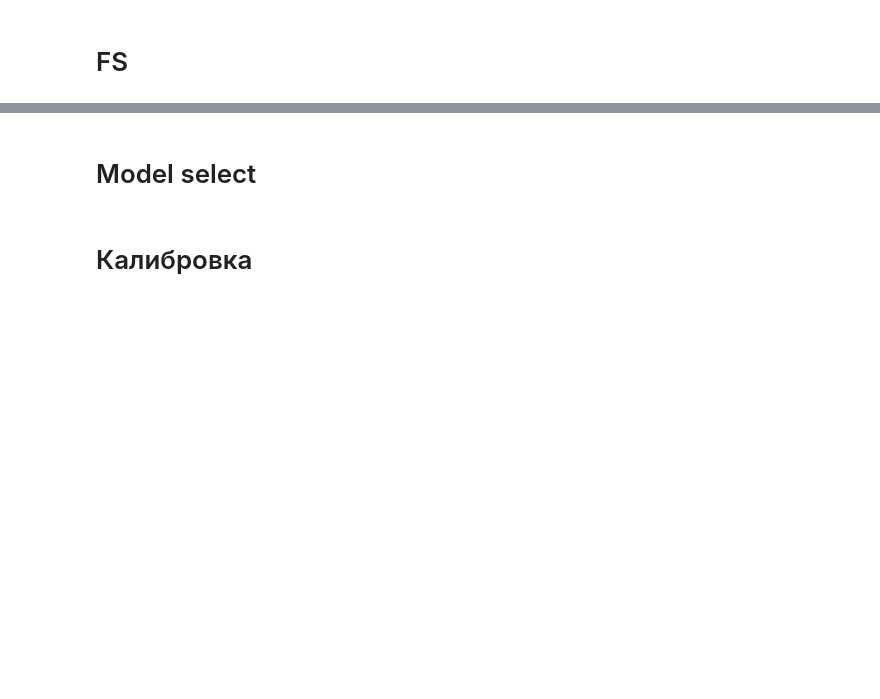
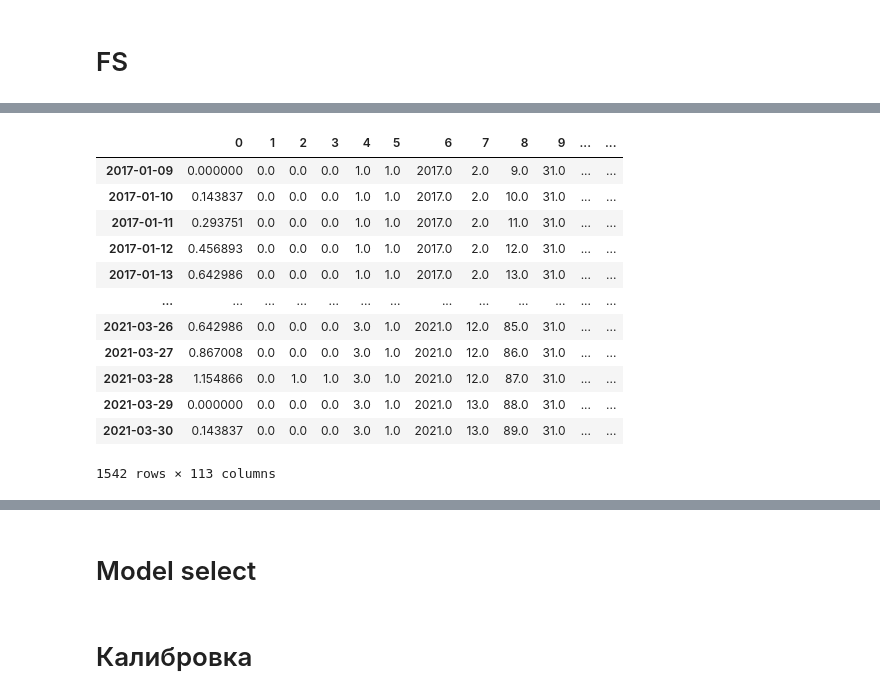
Before and after one commit to GungnirAP/TimeSeries-Project, a Jupyter notebook: Project 2.ipynb, the cells around one changed output, grey strips where cells are left out. Drawn from its saved outputs; the diff is of its cells as text; code cells hidden in the pictures; blank space fills up the shorter version.

```diff
--- a/Project 2.ipynb
+++ b/Project 2.ipynb
@@ -105,3 +72,6 @@ target = series.shift(-1)[:-1]
+# %%
+features = pd.read_csv('data/FE.csv', sep=';', index_col=0)
+target = series.shift(-1)[:-1]
 # %% [markdown]
 # FS
 # %%
@@ -109,6 +79,7 @@ from mlxtend.feature_selection import SequentialFeatureSelector
 from sklearn.feature_selection import VarianceThreshold
 from sklearn.ensemble import RandomForestRegressor, RandomForestClassifier
 from sklearn.linear_model import LinearRegression, Lasso
+from pyitlib import discrete_random_variable as drv
 
 
 class FeatureSelection():
@@ -147,6 +118,13 @@ class FeatureSelection():
     def filtered_method(self):
         # Remove quasi-constant features
         filter_ = VarianceThreshold(threshold=0.01)
-        constant_filter.fit(self.features)
-        self.filter_features = constant_filter.transform(self.features)
-        return filter_features
+        filter_.fit(self.features)
+        self.filter_features = filter_.transform(self.features)
+        self.filter_features =  pd.DataFrame(self.filter_features, index=self.features.index)
+
+        # mutual info conditional
+        chosen_columns = dict()
+        chosen_columns['const'] = pd.Series([1] * len(self.target), index=self.features.index)
+
+        for i in range(k_features)
+        return self.filter_features
@@ -208,6 +172,3 @@ len(x)
-# %%
-features = a
-target = series.shift(-1)[:-1]
 # %%
 fs = FeatureSelection(features, target)
 res = fs.wrapper_method()
@@ -215,0 +195,16 @@ res_filter = fs.filtered_method()
+# %%
+res_filter
+# %% [output]
+|  | 0 | 1 | 2 | 3 | 4 | 5 | 6 | 7 | 8 | 9 | ... | ... |
+| 2017-01-09 | 0.000000 | 0.0 | 0.0 | 0.0 | 1.0 | 1.0 | 2017.0 | 2.0 | 9.0 | 31.0 | ... | ... |
+| 2017-01-10 | 0.143837 | 0.0 | 0.0 | 0.0 | 1.0 | 1.0 | 2017.0 | 2.0 | 10.0 | 31.0 | ... | ... |
+| 2017-01-11 | 0.293751 | 0.0 | 0.0 | 0.0 | 1.0 | 1.0 | 2017.0 | 2.0 | 11.0 | 31.0 | ... | ... |
+| 2017-01-12 | 0.456893 | 0.0 | 0.0 | 0.0 | 1.0 | 1.0 | 2017.0 | 2.0 | 12.0 | 31.0 | ... | ... |
+| 2017-01-13 | 0.642986 | 0.0 | 0.0 | 0.0 | 1.0 | 1.0 | 2017.0 | 2.0 | 13.0 | 31.0 | ... | ... |
+| ... | ... | ... | ... | ... | ... | ... | ... | ... | ... | ... | ... | ... |
+| 2021-03-26 | 0.642986 | 0.0 | 0.0 | 0.0 | 3.0 | 1.0 | 2021.0 | 12.0 | 85.0 | 31.0 | ... | ... |
+| 2021-03-27 | 0.867008 | 0.0 | 0.0 | 0.0 | 3.0 | 1.0 | 2021.0 | 12.0 | 86.0 | 31.0 | ... | ... |
+| 2021-03-28 | 1.154866 | 0.0 | 1.0 | 1.0 | 3.0 | 1.0 | 2021.0 | 12.0 | 87.0 | 31.0 | ... | ... |
+| 2021-03-29 | 0.000000 | 0.0 | 0.0 | 0.0 | 3.0 | 1.0 | 2021.0 | 13.0 | 88.0 | 31.0 | ... | ... |
+| 2021-03-30 | 0.143837 | 0.0 | 0.0 | 0.0 | 3.0 | 1.0 | 2021.0 | 13.0 | 89.0 | 31.0 | ... | ... |
+1542 rows × 113 columns
```
Also changed, not shown: parts of 18 cells of this notebook, 3 other files.
